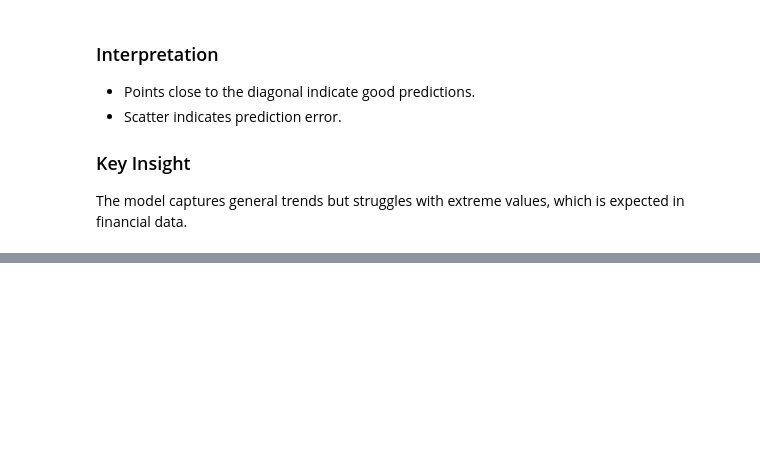
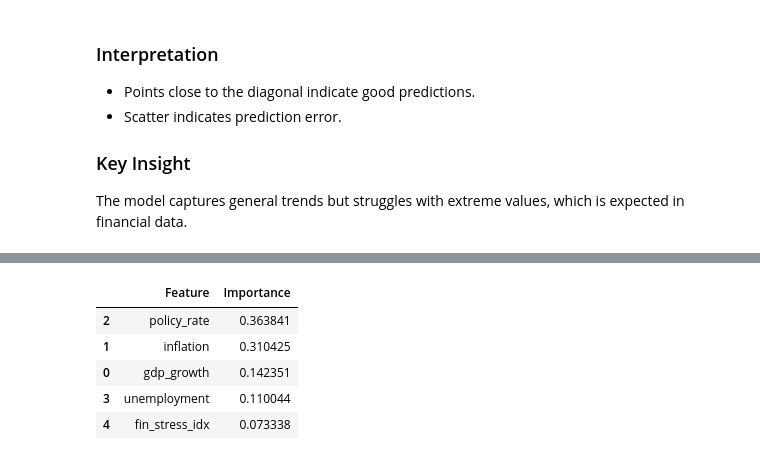
Before and after one commit to Wexwer/Macroeconomics-Indicators-Effect, a Jupyter notebook: Data Science/Exam-Project/Data Source/macroeconomic_indicators_effect_project.ipynb, the cells around one changed output, grey strips where cells are left out. Saved outputs shown, nothing was run; the diff lists cells and outputs as text; code cells hidden in the pictures; blank space fills up the shorter version.

```diff
--- a/Data Science/Exam-Project/Data Source/macroeconomic_indicators_effect_project.ipynb
+++ b/Data Science/Exam-Project/Data Source/macroeconomic_indicators_effect_project.ipynb
@@ -934,0 +1050,14 @@ The model captures general trends but struggles with extreme values, which is ex
+# %%
+importance = pd.DataFrame({
+    "Feature": features,
+    "Importance": rf_model.feature_importances_
+}).sort_values(by="Importance", ascending=False)
+
+importance
+# %% [output]
+|  | Feature | Importance |
+| 2 | policy_rate | 0.363841 |
+| 1 | inflation | 0.310425 |
+| 0 | gdp_growth | 0.142351 |
+| 3 | unemployment | 0.110044 |
+| 4 | fin_stress_idx | 0.073338 |
```
Also changed, not shown: parts of 17 cells of this notebook.
